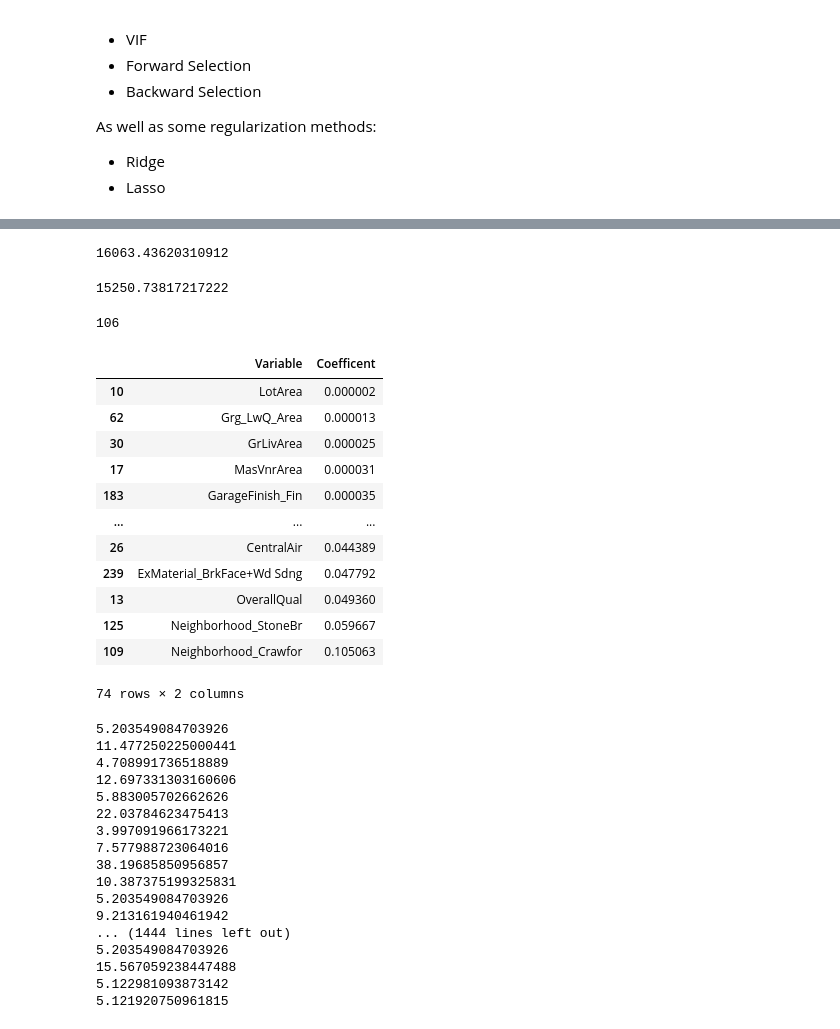
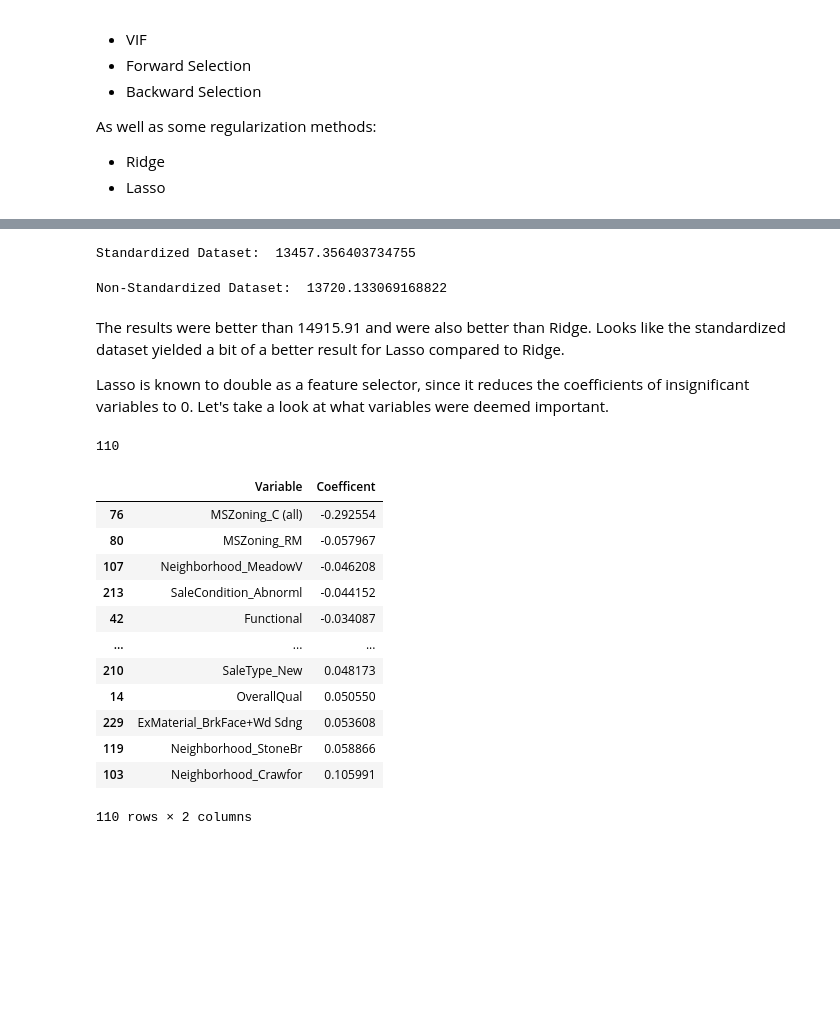
Before and after one commit to SophiaOfTheOceans/Iowa-Housing-Prices, a Jupyter notebook: ML.ipynb, the cells around one changed output, grey strips where cells are left out. Drawn from its saved outputs; the diff is of its cells as text; code cells hidden in the pictures; blank space fills up the shorter version.

```diff
--- a/ML.ipynb
+++ b/ML.ipynb
@@ -305,0 +350,2 @@ print(feature_selections.index(min(feature_selections))+1, min(feature_selection
+# %%
+X=X.drop('train_test_train',axis=1)
@@ -341,59 +492,42 @@ Now the we have the hyperparameters, let's run the models and see what we get.
+# %%
+#Standardized
+las = Lasso(alpha=0.003)
+y_pred = cross_val_predict(las, X_std, y, cv=5)
+print('Standardized Dataset: ', mean_absolute_error(np.exp(y_pred), np.exp(y)))
+# %% [output]
+Standardized Dataset:  13457.356403734755
 # %%
-#Results for Rdige
-rig = Ridge(alpha=0.40,normalize=True)
-y_pred = cross_val_predict(rig, X, y, cv=5)
-mean_absolute_error(np.exp(y_pred), np.exp(y))
+#Original
+las = Lasso(alpha=0.0005)
+y_pred = cross_val_predict(las, X, y, cv=5)
+print('Non-Standardized Dataset: ', mean_absolute_error(np.exp(y_pred), np.exp(y)))
 # %% [output]
-16063.43620310912
+Non-Standardized Dataset:  13720.133069168822
-# %%
-#Results for Lasso
-las = Lasso(alpha=0.0001, normalize=True)
-y_pred = cross_val_predict(las, X, y, cv=5)
-mean_absolute_error(np.exp(y_pred), np.exp(y))
-# %% [output]
-15250.73817217222
+# %% [markdown]
+The results were better than 14915.91 and were also better than Ridge. Looks like the standardized dataset yielded a bit of a better result for Lasso compared to Ridge.
+
+Lasso is known to double as a feature selector, since it reduces the coefficients of insignificant variables to 0. Let's take a look at what variables were deemed important.
 # %%
 #Let's also look at what variables Lasso deemed most important.
 lasso_coef = las.fit(X,y).coef_
 len([coef for coef in lasso_coef if coef != 0])
 # %% [output]
-106
+110
 # %%
 var_coef = pd.DataFrame({'Variable':X.columns,'Coefficent':lasso_coef})
-var_coef = var_coef[var_coef['Coefficent']>0].sort_values('Coefficent')
+var_coef = var_coef[var_coef['Coefficent']!=0].sort_values('Coefficent')
 var_coef
 # %% [output]
 |  | Variable | Coefficent |
-| 10 | LotArea | 0.000002 |
-| 62 | Grg_LwQ_Area | 0.000013 |
-| 30 | GrLivArea | 0.000025 |
-| 17 | MasVnrArea | 0.000031 |
-| 183 | GarageFinish_Fin | 0.000035 |
+| 76 | MSZoning_C (all) | -0.292554 |
+| 80 | MSZoning_RM | -0.057967 |
+| 107 | Neighborhood_MeadowV | -0.046208 |
+| 213 | SaleCondition_Abnorml | -0.044152 |
+| 42 | Functional | -0.034087 |
 | ... | ... | ... |
-| 26 | CentralAir | 0.044389 |
-| 239 | ExMaterial_BrkFace+Wd Sdng | 0.047792 |
-| 13 | OverallQual | 0.049360 |
-| 125 | Neighborhood_StoneBr | 0.059667 |
-| 109 | Neighborhood_Crawfor | 0.105063 |
+| 210 | SaleType_New | 0.048173 |
+| 14 | OverallQual | 0.050550 |
+| 229 | ExMaterial_BrkFace+Wd Sdng | 0.053608 |
+| 119 | Neighborhood_StoneBr | 0.058866 |
+| 103 | Neighborhood_Crawfor | 0.105991 |
-74 rows × 2 columns
+110 rows × 2 columns
-# %%
-for x in scaled_features:
-    print(max(x))
-# %% [output]
-5.203549084703926
-11.477250225000441
-4.708991736518889
-12.697331303160606
-5.883005702662626
-22.03784623475413
-3.997091966173221
-7.577988723064016
-38.19685850956857
-10.387375199325831
-5.203549084703926
-9.213161940461942
-... (1444 lines left out)
-5.203549084703926
-15.567059238447488
-5.122981093873142
-5.121920750961815
```
Also changed, not shown: parts of 49 cells of this notebook, 1 other file.
